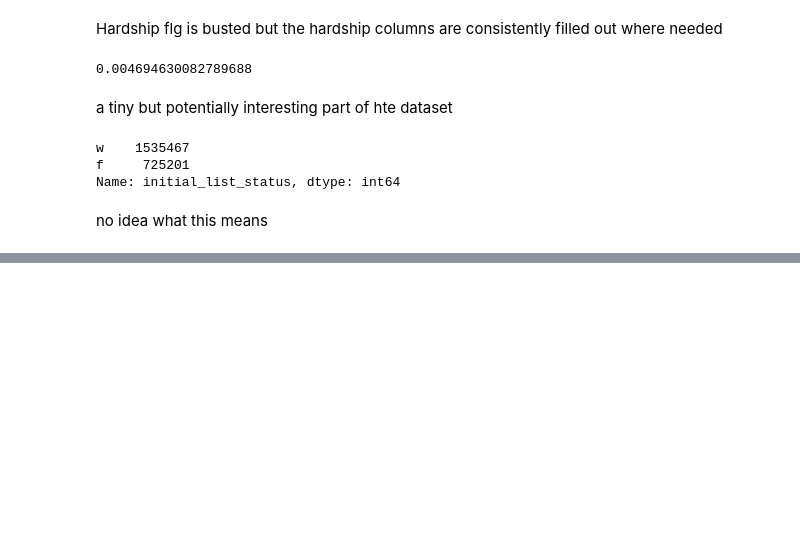
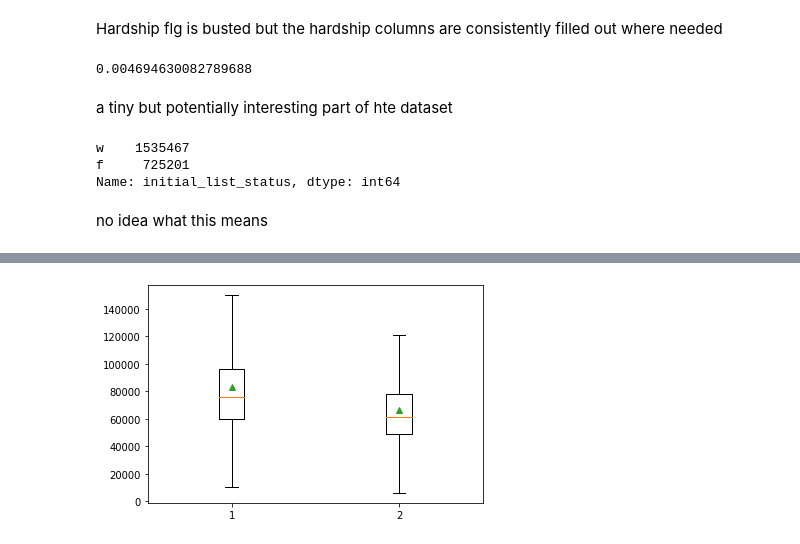
Before and after one commit to ktzioumis/Lending-Club, a Jupyter notebook: Lending-Club.ipynb, the cells around one changed output, grey strips where cells are left out. Drawn from its saved outputs; the diff is of its cells as text; code cells hidden in the pictures; blank space fills up the shorter version.

```diff
--- a/Lending-Club.ipynb
+++ b/Lending-Club.ipynb
@@ -451,0 +570,5 @@ no idea what this means
+# %%
+plt.boxplot([df_nurse['annual_inc'],df_driver['annual_inc']],showmeans=True, showfliers=False)
+plt.show()
+# %% [output]
+[figure, added]
```
Also changed, not shown: parts of 22 cells of this notebook.
